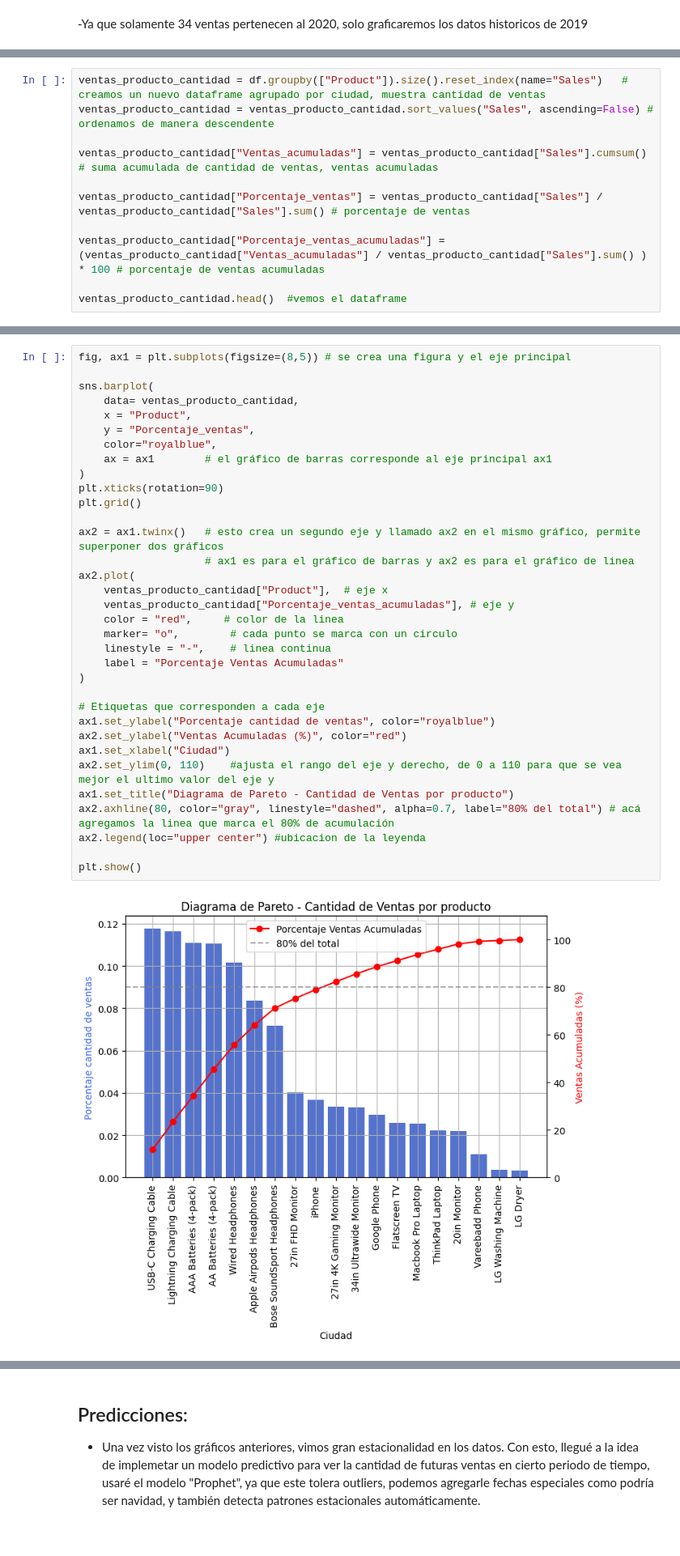
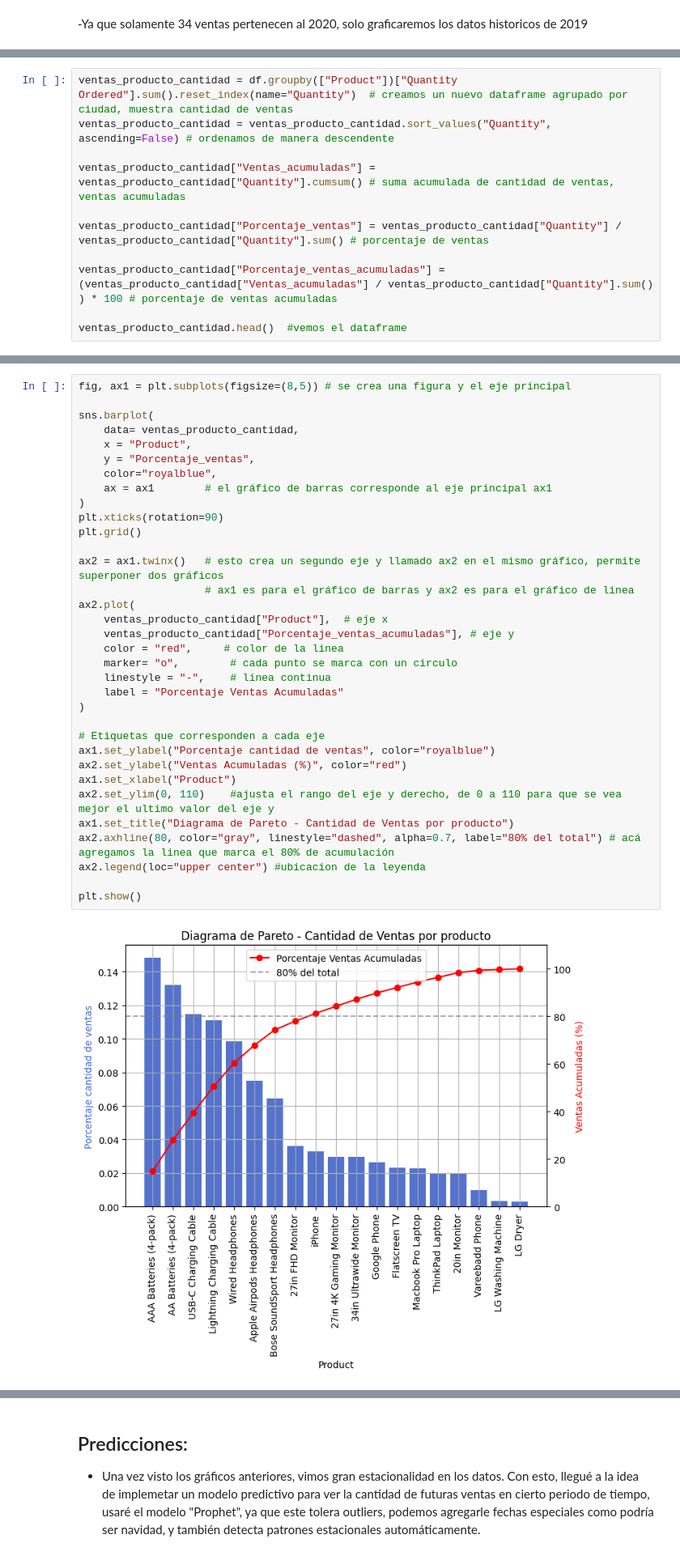
Before and after one commit to diegoGam1/Analisis_exploratorio_ventas, a Jupyter notebook: src/Analisis.ipynb, the cells around one changed output, grey strips where cells are left out. Shown at 81% size. Drawn from its saved outputs; the diff is of its cells as text.

Commit message:
Insights de pareto terminados, graficos multivariados hechos, falta productos agrupados por ciudad o estado

```diff
--- a/src/Analisis.ipynb
+++ b/src/Analisis.ipynb
@@ -454,12 +440,12 @@ df.head()
 # %%
-ventas_producto_cantidad = df.groupby(["Product"]).size().reset_index(name="Sales")   # creamos un nuevo dataframe agrupado por ciudad, muestra cantidad de ventas
-ventas_producto_cantidad = ventas_producto_cantidad.sort_values("Sales", ascending=False) # ordenamos de manera descendente
+ventas_producto_cantidad = df.groupby(["Product"])["Quantity Ordered"].sum().reset_index(name="Quantity")  # creamos un nuevo dataframe agrupado por ciudad, muestra cantidad de ventas
+ventas_producto_cantidad = ventas_producto_cantidad.sort_values("Quantity", ascending=False) # ordenamos de manera descendente
 
-ventas_producto_cantidad["Ventas_acumuladas"] = ventas_producto_cantidad["Sales"].cumsum() # suma acumulada de cantidad de ventas, ventas acumuladas
+ventas_producto_cantidad["Ventas_acumuladas"] = ventas_producto_cantidad["Quantity"].cumsum() # suma acumulada de cantidad de ventas, ventas acumuladas
 
-ventas_producto_cantidad["Porcentaje_ventas"] = ventas_producto_cantidad["Sales"] / ventas_producto_cantidad["Sales"].sum() # porcentaje de ventas
+ventas_producto_cantidad["Porcentaje_ventas"] = ventas_producto_cantidad["Quantity"] / ventas_producto_cantidad["Quantity"].sum() # porcentaje de ventas
 
-ventas_producto_cantidad["Porcentaje_ventas_acumuladas"] = (ventas_producto_cantidad["Ventas_acumuladas"] / ventas_producto_cantidad["Sales"].sum() ) * 100 # porcentaje de ventas acumuladas
+ventas_producto_cantidad["Porcentaje_ventas_acumuladas"] = (ventas_producto_cantidad["Ventas_acumuladas"] / ventas_producto_cantidad["Quantity"].sum() ) * 100 # porcentaje de ventas acumuladas
 
 ventas_producto_cantidad.head()  #vemos el dataframe
 # %% [output]
@@ -476,32 +462,32 @@ sns.barplot(
     data= ventas_producto_cantidad,
     x = "Product",
     y = "Porcentaje_ventas",
     color="royalblue",
     ax = ax1        # el gráfico de barras corresponde al eje principal ax1
 )
 plt.xticks(rotation=90)
 plt.grid()
 
 ax2 = ax1.twinx()   # esto crea un segundo eje y llamado ax2 en el mismo gráfico, permite superponer dos gráficos
                     # ax1 es para el gráfico de barras y ax2 es para el gráfico de linea
 ax2.plot(
     ventas_producto_cantidad["Product"],  # eje x
     ventas_producto_cantidad["Porcentaje_ventas_acumuladas"], # eje y
     color = "red",     # color de la linea
     marker= "o",        # cada punto se marca con un circulo
     linestyle = "-",    # linea continua
     label = "Porcentaje Ventas Acumuladas"
 )
 
 # Etiquetas que corresponden a cada eje
 ax1.set_ylabel("Porcentaje cantidad de ventas", color="royalblue")
 ax2.set_ylabel("Ventas Acumuladas (%)", color="red")
-ax1.set_xlabel("Ciudad")
+ax1.set_xlabel("Product")
 ax2.set_ylim(0, 110)    #ajusta el rango del eje y derecho, de 0 a 110 para que se vea mejor el ultimo valor del eje y
 ax1.set_title("Diagrama de Pareto - Cantidad de Ventas por producto")
 ax2.axhline(80, color="gray", linestyle="dashed", alpha=0.7, label="80% del total") # acá agregamos la linea que marca el 80% de acumulación
 ax2.legend(loc="upper center") #ubicacion de la leyenda
 
 plt.show()
 # %% [output]
-[figure, old version]
+[figure, new version]
```
Also changed, not shown: parts of 33 cells of this notebook.
